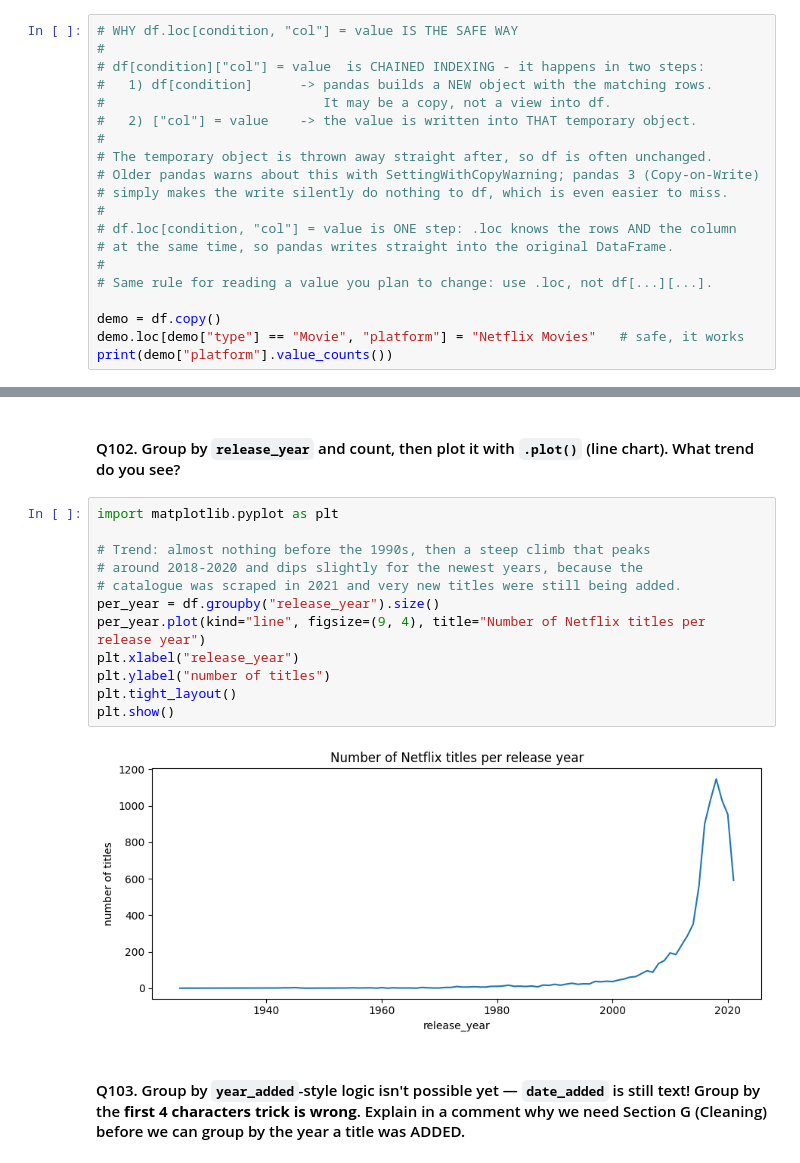
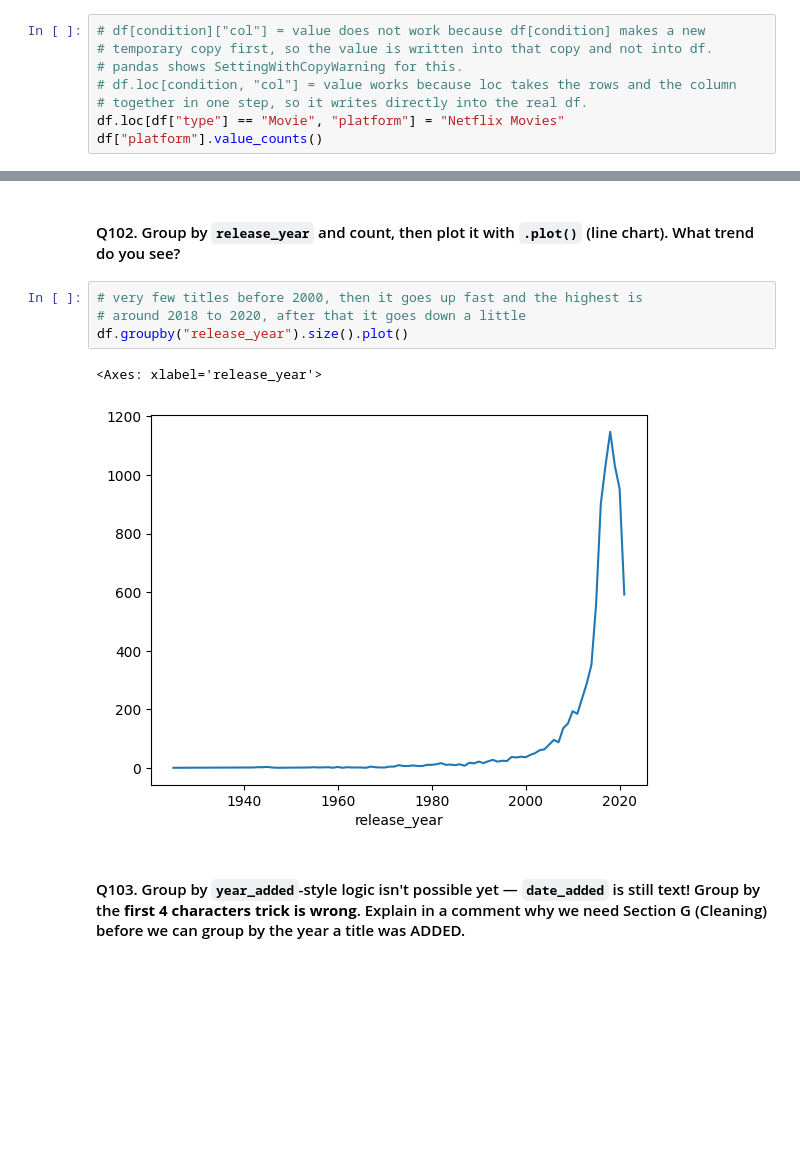
Before and after one commit to Yugalpoudel07/Pandas_For_Data_Science, a Jupyter notebook: Notebook/netflix_125_question_workbook.ipynb, the cells around one changed output, grey strips where cells are left out. Saved outputs shown, nothing was run; the diff lists cells and outputs as text; blank space fills up the shorter version.

Commit message:
completed the netflix 125 questions workbook ipynb task and ready to be submitted

```diff
--- a/Notebook/netflix_125_question_workbook.ipynb
+++ b/Notebook/netflix_125_question_workbook.ipynb
@@ -1316,25 +1213,13 @@ df[["title", "release_year", "age_years"]].head()
 # %% [markdown]
 #### Q85. Explain in a markdown comment: why is `df.loc[condition, "col"] = value` the SAFE way to update, instead of `df[condition]["col"] = value`? (SettingWithCopyWarning!)
 # %%
-# WHY df.loc[condition, "col"] = value IS THE SAFE WAY
-#
-# df[condition]["col"] = value  is CHAINED INDEXING - it happens in two steps:
-#   1) df[condition]      -> pandas builds a NEW object with the matching rows.
-#                            It may be a copy, not a view into df.
-#   2) ["col"] = value    -> the value is written into THAT temporary object.
-#
-# The temporary object is thrown away straight after, so df is often unchanged.
-# Older pandas warns about this with SettingWithCopyWarning; pandas 3 (Copy-on-Write)
-# simply makes the write silently do nothing to df, which is even easier to miss.
-#
-# df.loc[condition, "col"] = value is ONE step: .loc knows the rows AND the column
-# at the same time, so pandas writes straight into the original DataFrame.
-#
-# Same rule for reading a value you plan to change: use .loc, not df[...][...].
-
-demo = df.copy()
-demo.loc[demo["type"] == "Movie", "platform"] = "Netflix Movies"   # safe, it works
-print(demo["platform"].value_counts())
+# df[condition]["col"] = value does not work because df[condition] makes a new
+# temporary copy first, so the value is written into that copy and not into df.
+# pandas shows SettingWithCopyWarning for this.
+# df.loc[condition, "col"] = value works because loc takes the rows and the column
+# together in one step, so it writes directly into the real df.
+df.loc[df["type"] == "Movie", "platform"] = "Netflix Movies"
+df["platform"].value_counts()
 # %% [output]
 platform
 Netflix Movies    6131
@@ -1603,19 +1457,12 @@ df.groupby("type").head(1)[["show_id", "title", "type", "release_year"]]
 # %% [markdown]
 #### Q102. Group by `release_year` and count, then plot it with `.plot()` (line chart). What trend do you see?
 # %%
-import matplotlib.pyplot as plt
-
-# Trend: almost nothing before the 1990s, then a steep climb that peaks
-# around 2018-2020 and dips slightly for the newest years, because the
-# catalogue was scraped in 2021 and very new titles were still being added.
-per_year = df.groupby("release_year").size()
-per_year.plot(kind="line", figsize=(9, 4), title="Number of Netflix titles per release year")
-plt.xlabel("release_year")
-plt.ylabel("number of titles")
-plt.tight_layout()
-plt.show()
+# very few titles before 2000, then it goes up fast and the highest is
+# around 2018 to 2020, after that it goes down a little
+df.groupby("release_year").size().plot()
 # %% [output]
+<Axes: xlabel='release_year'>
-[figure, old version]
+[figure, new version]
 # %% [markdown]
 #### Q103. Group by `year_added`-style logic isn't possible yet — `date_added` is still text! Group by the **first 4 characters trick is wrong**. Explain in a comment why we need Section G (Cleaning) before we can group by the year a title was ADDED.
 # %%
```
Also changed, not shown: parts of 112 cells of this notebook.
